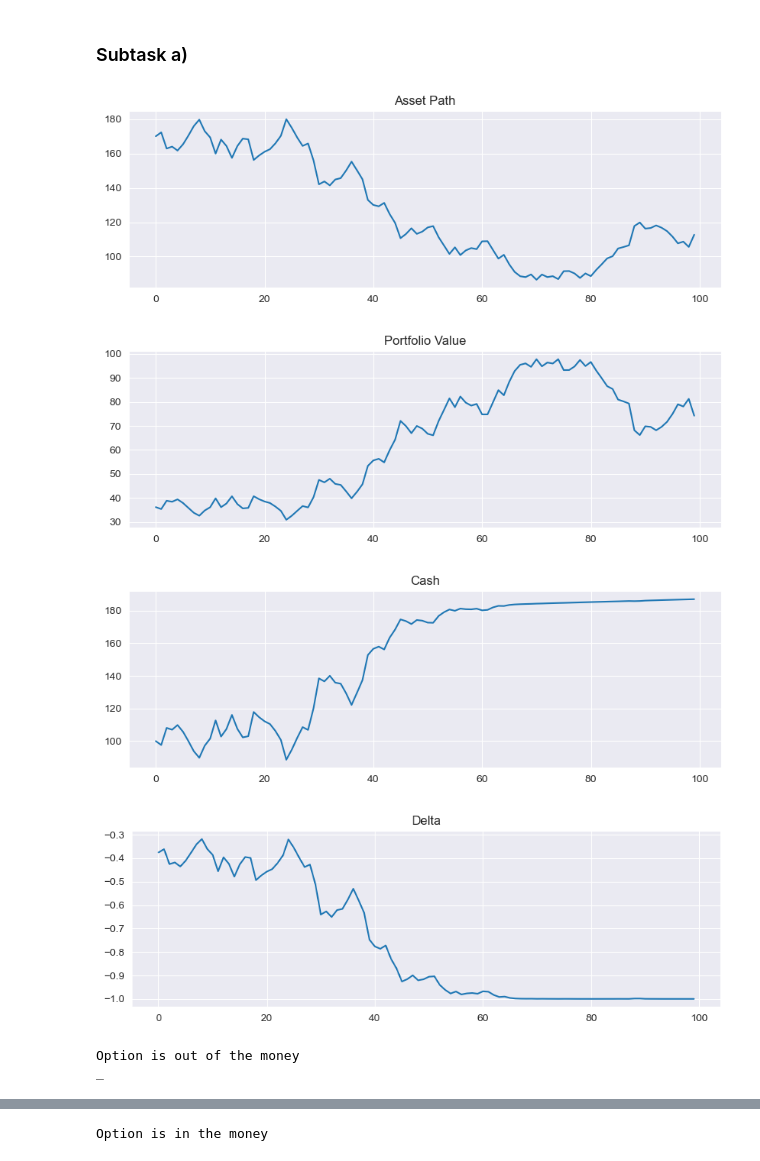
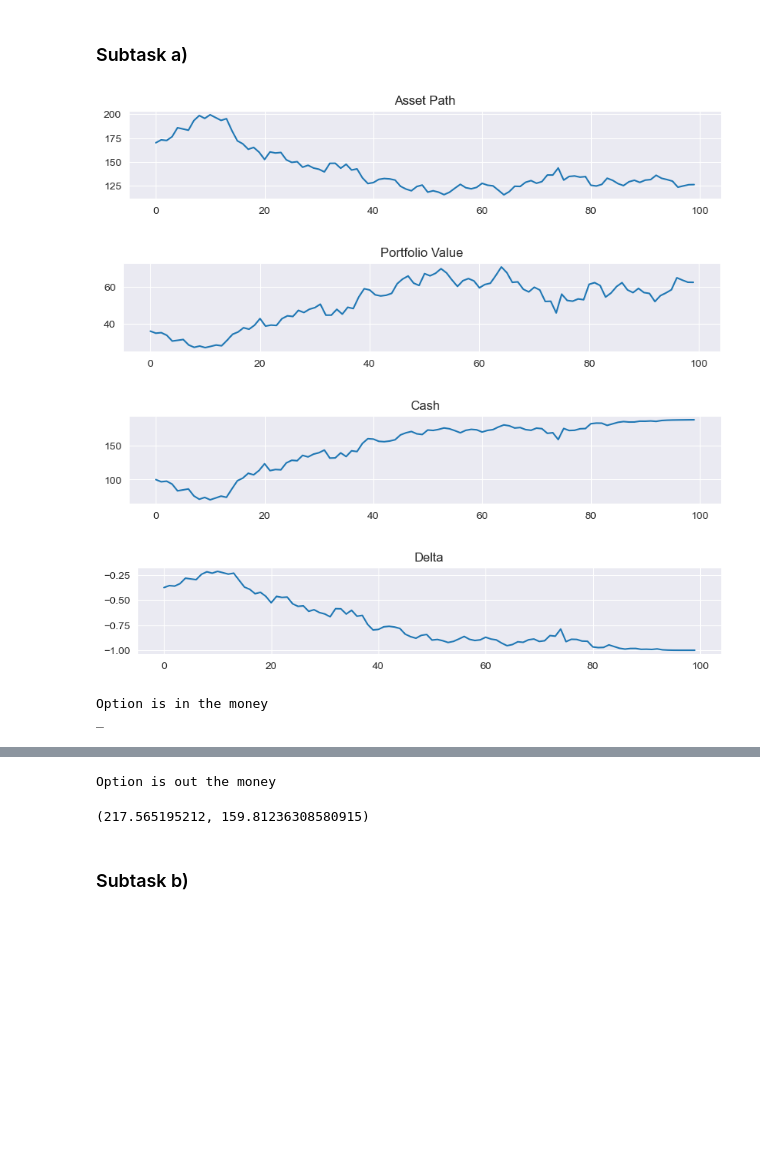
Before and after one commit to andreist3fan/ovmHW1, a Jupyter notebook: homework1.ipynb, the cells around one changed output, grey strips where cells are left out. Saved outputs shown, nothing was run; the diff lists cells and outputs as text; code cells hidden in the pictures; blank space fills up the shorter version.

```diff
--- a/homework1.ipynb
+++ b/homework1.ipynb
@@ -231,7 +231,7 @@ def simulate(S0, mu, sigma, T, L_arr, M=1, sum_squares = False, plot = False, hi
     :param T: Time horizon
     :param L_arr: Time steps (array)
     :param M: Number of simulations
-    :param sum_squares: Whether to store the running sum of square increments
+    :param sum_squares: Whether to return the running sum of square increments
     :param plot: Whether to plot the price evolution of the stock
     :param hist: Whether to plot the histogram of the final prices
     """
@@ -384,7 +402,17 @@ r = 0.05
 sigma = 0.344
 mu = 0.1
 # %%
-def simulate_portfolio(plot = False, S_0 = 170):
+def simulate_portfolio(plot = False, S_0 = 170, seed=42, verbose=False):
+    """
+    Simulates the portfolio value over time
+    :param plot: whether to plot the results
+    :param S_0: the initial price of the asset
+    :param seed:
+    :return:
+    """
+
+
+    np.random.seed(seed)
     d1 = ((np.log(S_0/E) + (r + (sigma**2)/2))*T)/(sigma*np.sqrt(T))
     #print(d1)
     delta = [stats.norm.cdf(d1)-1]
@@ -407,38 +435,42 @@ def simulate_portfolio(plot = False, S_0 = 170):
 
     if plot:
 
-        plt.figure(figsize=(10,3))
+        plt.figure(figsize=(10,1.5))
         plt.plot(S)
         plt.title('Asset Path')
         plt.show()
 
-        plt.figure(figsize=(10,3))
+        plt.figure(figsize=(10,1.5))
         plt.plot(port)
         plt.title('Portfolio Value')
         plt.show()
 
-        plt.figure(figsize=(10,3))
+        plt.figure(figsize=(10,1.5))
         plt.plot(cash)
         plt.title('Cash')
         plt.show()
 
-        plt.figure(figsize=(10,3))
+        plt.figure(figsize=(10,1.5))
         plt.plot(delta)
         plt.title('Delta')
         plt.show()
-    #print(delta)
-    if S[-1] > E:
-        print("Option is in the money")
-    else:
-        print("Option is out of the money")
+        #print(delta)
+    if verbose:
+        if S[-1] > E:
+            print("Option is out the money")
+        else:
+            print("Option is in the money")
+    # print(port[-1]+(E-S[-1])*np.exp(r*T))
+    # print(S[-1])
+    return S[-1], port[-1]+(E-port[0])*np.exp(r*T)
 # %%
-simulate_portfolio(True)
+simulate_portfolio(True, seed=42, verbose=True)
 print("_")
-simulate_portfolio(True,  250)
+simulate_portfolio(True, seed=43, verbose=True)
 # %% [output]
-[figure, old version]
+[figure, new version]
-[figure, old version]
+[figure, new version]
-[figure, old version]
+[figure, new version]
-[figure, old version]
+[figure, new version]
-Option is out of the money
+Option is in the money
 _
@@ -449 +481,4 @@ _
-Option is in the money
+Option is out the money
+(217.565195212, 159.81236308580915)
+# %% [markdown]
+### Subtask b)
```
Also changed, not shown: parts of 10 cells of this notebook.
